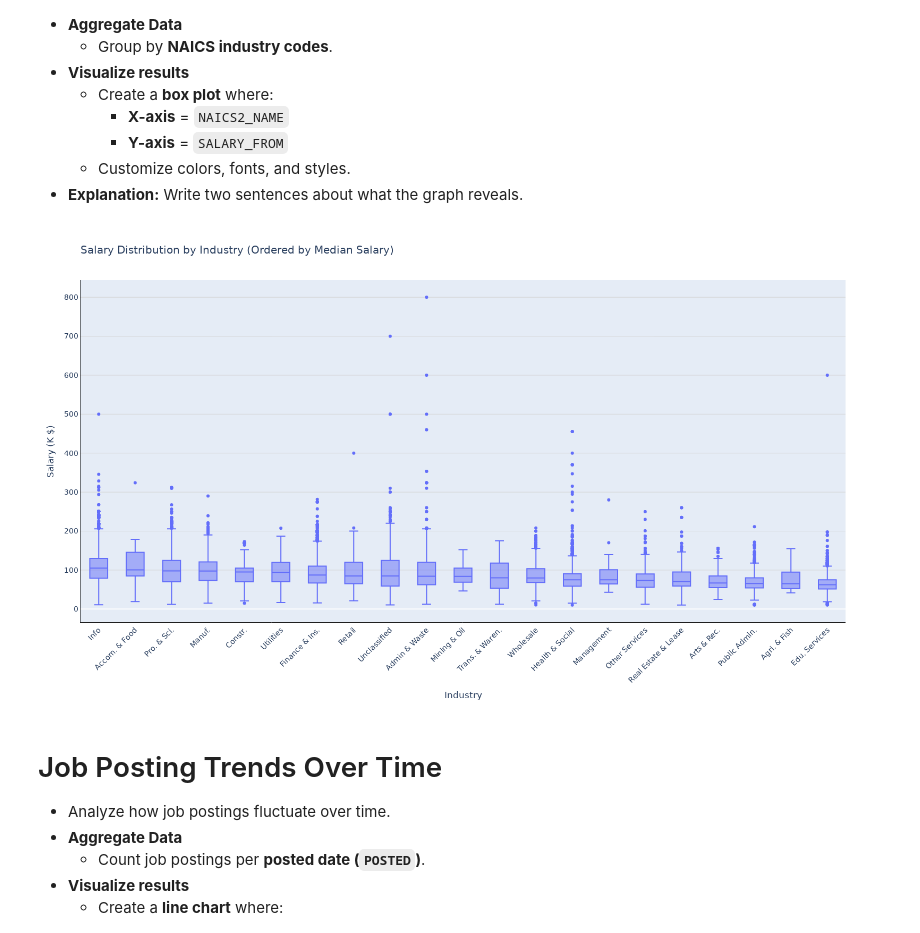
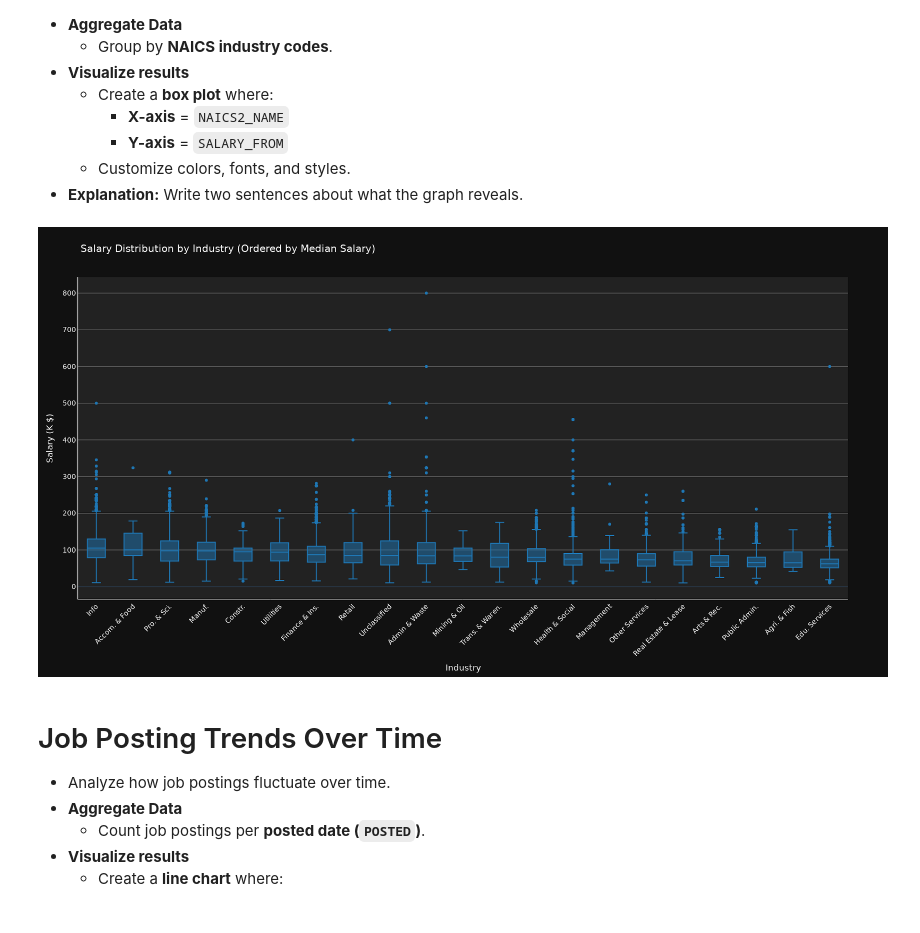
Before and after one commit to met-ad-688/lab06-prabuj1611, a Jupyter notebook: lab06_yourname.ipynb, the cells around one changed output. Cells and saved outputs as stored; diff of their text form; code cells hidden in the pictures.

Commit message:
update plot configuration for better clarity

```diff
--- a/lab06_yourname.ipynb
+++ b/lab06_yourname.ipynb
@@ -173,7 +173,7 @@ pdf = df.select("NAICS2_NAME", "SALARY_FROM").toPandas()
 # Convert salary to thousands (K) for better readability
 pdf["SALARY_FROM"] = pdf["SALARY_FROM"] / 1000
 
-# Shorten the industry names for better readability
+# Shorten industry names for readability
 industry_mapping = {
     "Retail Trade": "Retail",
     "Administrative and Support and Waste Management and Remediation Services": "Admin & Waste",
@@ -210,43 +210,47 @@ sorted_industries = median_salaries.sort_values(ascending=False).index
 # Apply sorted categories
 pdf["NAICS2_NAME"] = pd.Categorical(pdf["NAICS2_NAME"], categories=sorted_industries, ordered=True)
 
-# Create the ordered box plot
+# Create the ordered box plot with contrasting theme
 fig = px.box(
     pdf,
     x="NAICS2_NAME",
     y="SALARY_FROM",
     title="Salary Distribution by Industry (Ordered by Median Salary)",
     labels={"NAICS2_NAME": "Industry", "SALARY_FROM": "Salary (K $)"},
-    width=1600,  # Increased plot width
+    width=1700,  # Increased plot width
     height=900,  # Increased plot height
     points="outliers",  # Show outliers
+    template="plotly_dark",  # Dark background for contrast
+    color_discrete_sequence=["#1f77b4"]  # Ensure consistent color
 )
 
 # Improve layout
 fig.update_layout(
+    plot_bgcolor="#222222",  # Darker background
+    paper_bgcolor="#111111",  # Even darker outer background
+    font=dict(family="Arial", size=14, color="white"),  # White text for contrast
     xaxis=dict(
         tickangle=-45,  # Rotate x-axis labels for readability
         showline=True,  # Keep straight x-axis line
         linewidth=1,
-        linecolor="black",
-        categoryorder="array",  # Ensure correct ordering
-        categoryarray=sorted_industries.tolist()  # Apply sorted order explicitly
+        linecolor="white",
+        categoryorder="array",
+        categoryarray=sorted_industries.tolist()
     ),
     yaxis=dict(
         showline=True,  # Keep straight y-axis line
         linewidth=1,
-        linecolor="black",
+        linecolor="white",
         tickformat=",",  # Format y-axis with thousand separator
-        gridcolor="lightgray"  # Add light horizontal grid lines
+        gridcolor="gray"  # Light horizontal grid lines
     ),
-    font=dict(family="Arial", size=14),  # Improve font readability
     boxmode="group"  # Ensure box plots are separated
 )
 
 # Show the plot
 fig.show()
 # %% [output]
-[figure, old version]
+[figure, new version]
 # %% [markdown]
 # Job Posting Trends Over Time
 - Analyze how job postings fluctuate over time.
```
